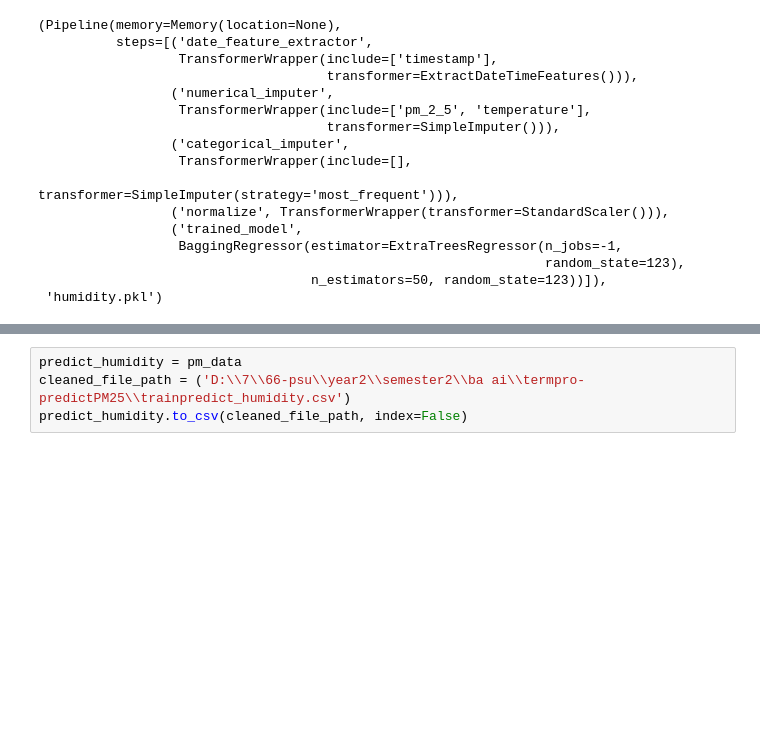
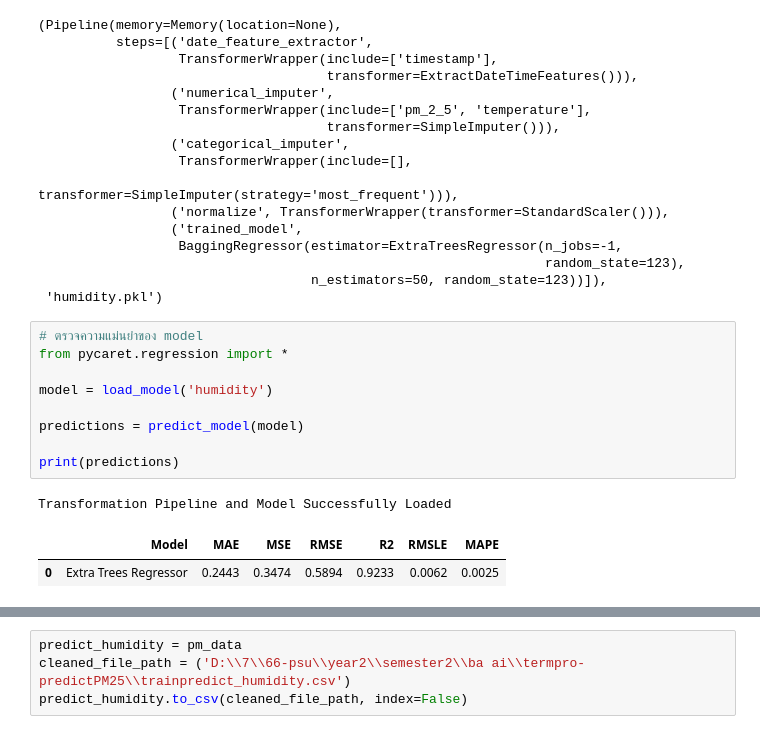
Before and after one commit to jiwlnwza007/termpro-predictPM25, a Jupyter notebook: train_humidity.ipynb, the cells around one changed output, grey strips where cells are left out. Drawn from its saved outputs; the diff is of its cells as text; blank space fills up the shorter version.

Commit message:
update model accuracy check

```diff
--- a/train_humidity.ipynb
+++ b/train_humidity.ipynb
@@ -200,3 +200,16 @@ Transformation Pipeline and Model Successfully Saved
                                                                  random_state=123),
                                    n_estimators=50, random_state=123))]),
  'humidity.pkl')
+# %%
+# ตรวจความแม่นยำของ model
+from pycaret.regression import *
+
+model = load_model('humidity')
+
+predictions = predict_model(model)
+
+print(predictions)
+# %% [output]
+Transformation Pipeline and Model Successfully Loaded
+|  | Model | MAE | MSE | RMSE | R2 | RMSLE | MAPE |
+| 0 | Extra Trees Regressor | 0.2443 | 0.3474 | 0.5894 | 0.9233 | 0.0062 | 0.0025 |
```
Also changed, not shown: parts of 9 cells of this notebook, 1 other file.
